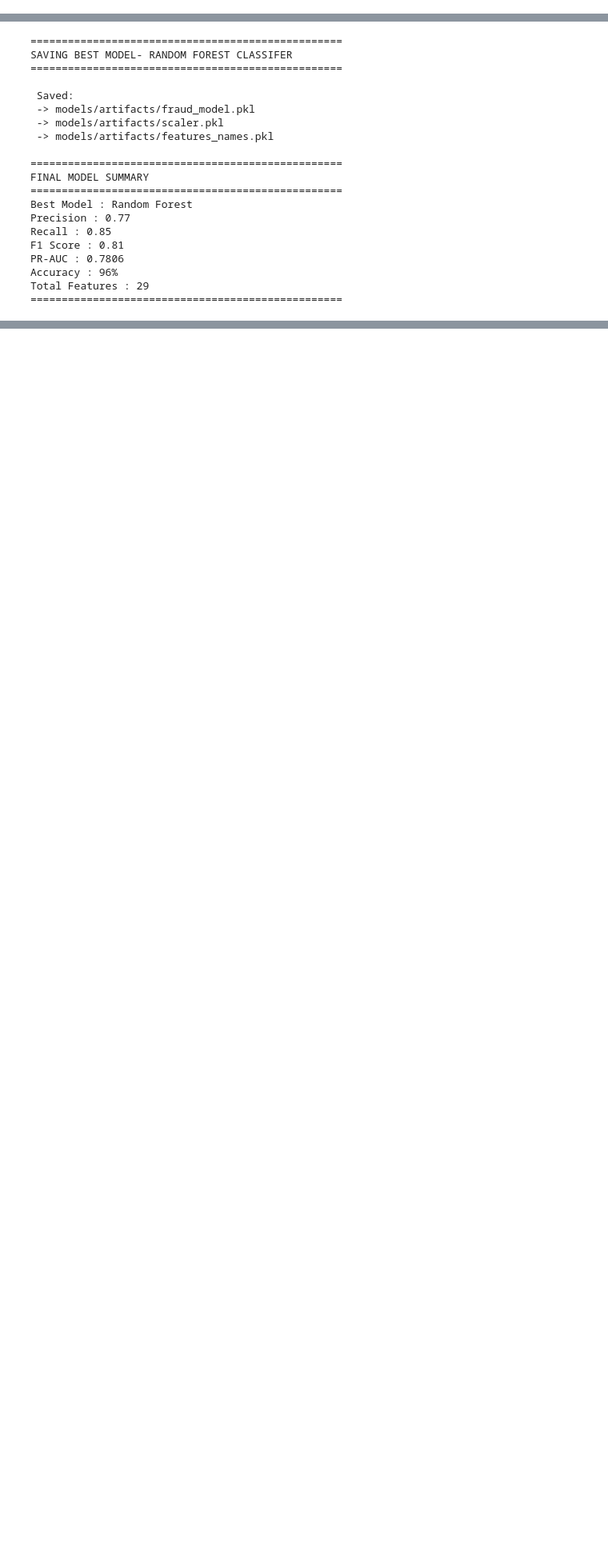
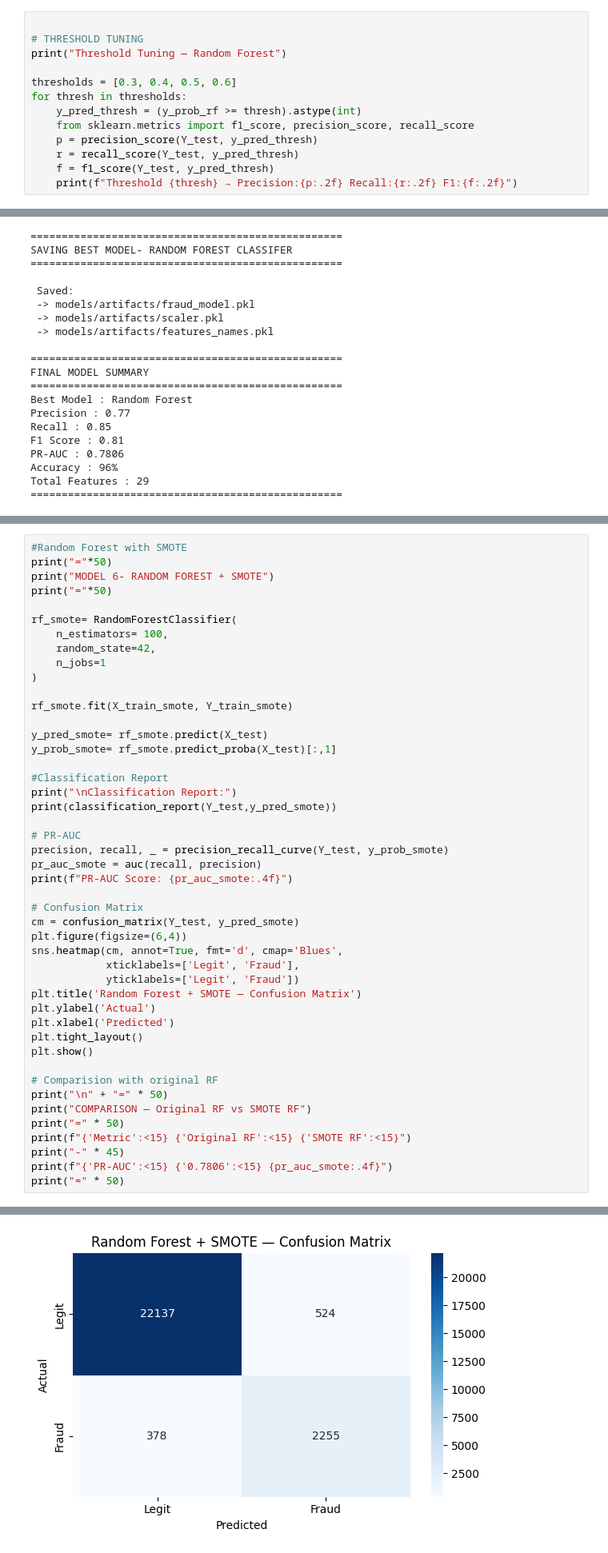
Before and after one commit to adityaveer41-blip/Telecom-Spam-Detection, a Jupyter notebook: notebooks/03_model_cdr.ipynb, the cells around one changed output, grey strips where cells are left out. Shown at 80% size. Saved outputs shown, nothing was run; the diff lists cells and outputs as text; blank space fills up the shorter version.

```diff
--- a/notebooks/03_model_cdr.ipynb
+++ b/notebooks/03_model_cdr.ipynb
@@ -390,3 +390,16 @@ XGBoost                   0.54    0.90  0.68  0.7691
 LightGBM                  0.46    0.90  0.60  0.7296
 [figure]
  Comparison Chart Saved!!
+# %%
+
+# THRESHOLD TUNING
+print("Threshold Tuning — Random Forest")
+
+thresholds = [0.3, 0.4, 0.5, 0.6]
+for thresh in thresholds:
+    y_pred_thresh = (y_prob_rf >= thresh).astype(int)
+    from sklearn.metrics import f1_score, precision_score, recall_score
+    p = precision_score(Y_test, y_pred_thresh)
+    r = recall_score(Y_test, y_pred_thresh)
+    f = f1_score(Y_test, y_pred_thresh)
+    print(f"Threshold {thresh} → Precision:{p:.2f} Recall:{r:.2f} F1:{f:.2f}")
@@ -556,0 +612,47 @@ Total Features : 29
+# %%
+#Random Forest with SMOTE
+print("="*50)
+print("MODEL 6- RANDOM FOREST + SMOTE")
+print("="*50)
+
+rf_smote= RandomForestClassifier(
+    n_estimators= 100,
+    random_state=42,
+    n_jobs=1
+)
+
+rf_smote.fit(X_train_smote, Y_train_smote)
+
+y_pred_smote= rf_smote.predict(X_test)
+y_prob_smote= rf_smote.predict_proba(X_test)[:,1]
+
+#Classification Report
+print("\nClassification Report:")
+print(classification_report(Y_test,y_pred_smote))
+
+# PR-AUC
+precision, recall, _ = precision_recall_curve(Y_test, y_prob_smote)
+pr_auc_smote = auc(recall, precision)
+print(f"PR-AUC Score: {pr_auc_smote:.4f}")
+
+# Confusion Matrix
+cm = confusion_matrix(Y_test, y_pred_smote)
+plt.figure(figsize=(6,4))
+sns.heatmap(cm, annot=True, fmt='d', cmap='Blues',
+            xticklabels=['Legit', 'Fraud'],
+            yticklabels=['Legit', 'Fraud'])
+plt.title('Random Forest + SMOTE — Confusion Matrix')
+plt.ylabel('Actual')
+plt.xlabel('Predicted')
+plt.tight_layout()
+plt.show()
+
+# Comparision with original RF
+print("\n" + "=" * 50)
+print("COMPARISON — Original RF vs SMOTE RF")
+print("=" * 50)
+print(f"{'Metric':<15} {'Original RF':<15} {'SMOTE RF':<15}")
+print("-" * 45)
+print(f"{'PR-AUC':<15} {'0.7806':<15} {pr_auc_smote:.4f}")
+print("=" * 50)
+# %% [output]
@@ -556,0 +674 @@ Total Features : 29
+[figure, added]
```
Also changed, not shown: parts of 8 cells of this notebook, 11 other files.
